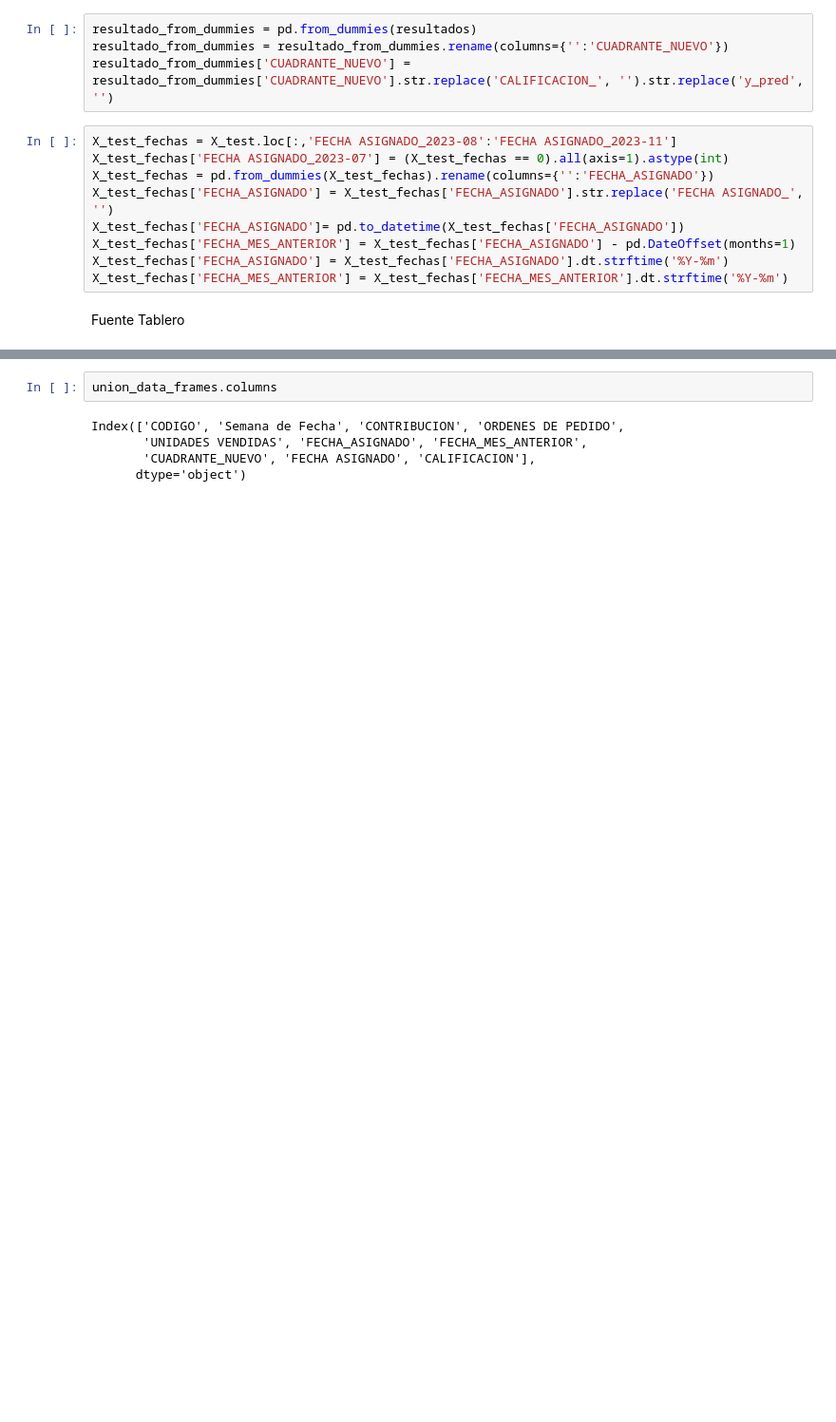
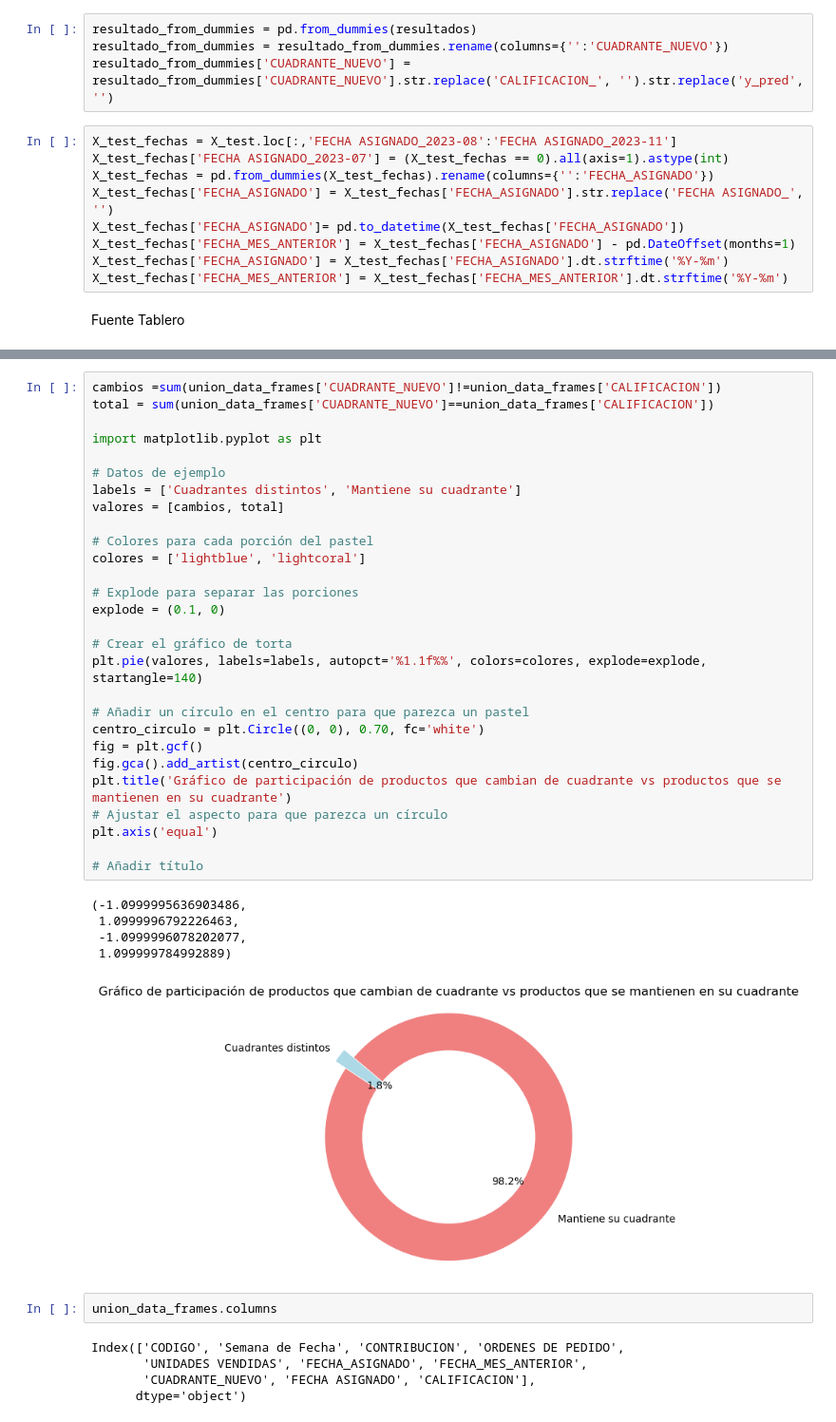
Before and after one commit to christiansakerb/AWS_Random_Forest_Matriz_Boston, a Jupyter notebook: DS_Project.ipynb, the cells around one changed output, grey strips where cells are left out. Shown at 95% size. Drawn from its saved outputs; the diff is of its cells as text; blank space fills up the shorter version.

```diff
--- a/DS_Project.ipynb
+++ b/DS_Project.ipynb
@@ -607,3 +540,37 @@ union_data_frames
+# %%
+cambios =sum(union_data_frames['CUADRANTE_NUEVO']!=union_data_frames['CALIFICACION'])
+total = sum(union_data_frames['CUADRANTE_NUEVO']==union_data_frames['CALIFICACION'])
+
+import matplotlib.pyplot as plt
+
+# Datos de ejemplo
+labels = ['Cuadrantes distintos', 'Mantiene su cuadrante']
+valores = [cambios, total]
+
+# Colores para cada porción del pastel
+colores = ['lightblue', 'lightcoral']
+
+# Explode para separar las porciones
+explode = (0.1, 0)
+
+# Crear el gráfico de torta
+plt.pie(valores, labels=labels, autopct='%1.1f%%', colors=colores, explode=explode, startangle=140)
+
+# Añadir un círculo en el centro para que parezca un pastel
+centro_circulo = plt.Circle((0, 0), 0.70, fc='white')
+fig = plt.gcf()
+fig.gca().add_artist(centro_circulo)
+plt.title('Gráfico de participación de productos que cambian de cuadrante vs productos que se mantienen en su cuadrante')
+# Ajustar el aspecto para que parezca un círculo
+plt.axis('equal')
+
+# Añadir título
+# %% [output]
+(-1.0999995636903486,
+ 1.0999996792226463,
+ -1.0999996078202077,
+ 1.099999784992889)
+[figure, added]
 # %%
 union_data_frames.columns
 # %% [output]
```
Also changed, not shown: parts of 12 cells of this notebook.
